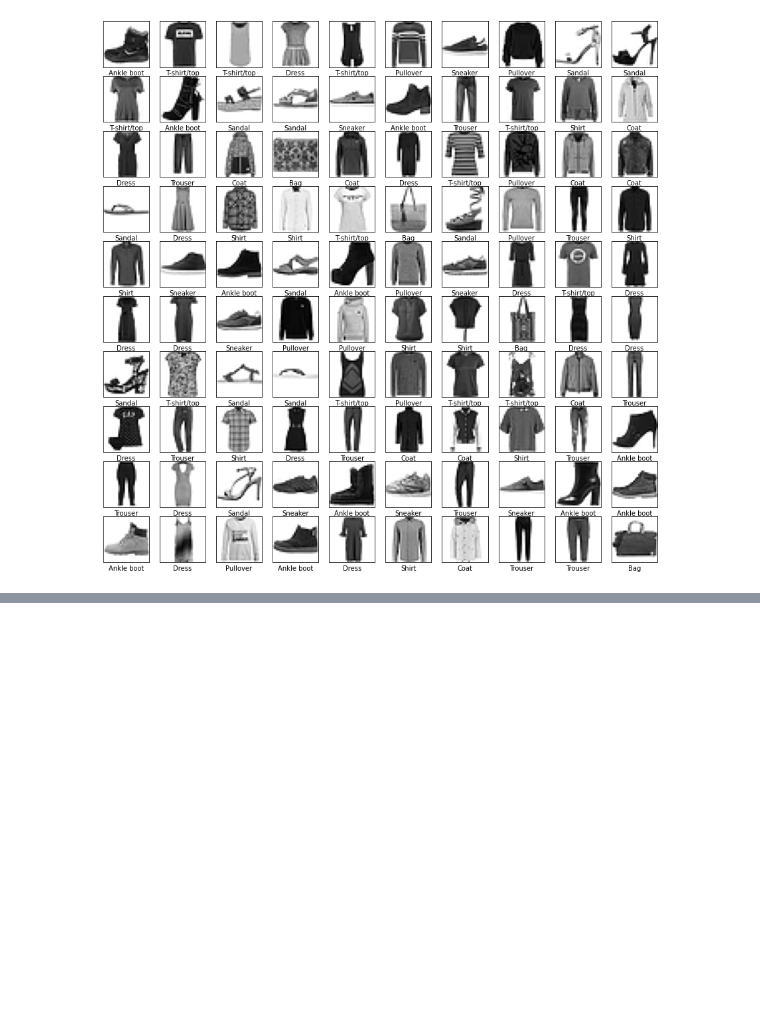
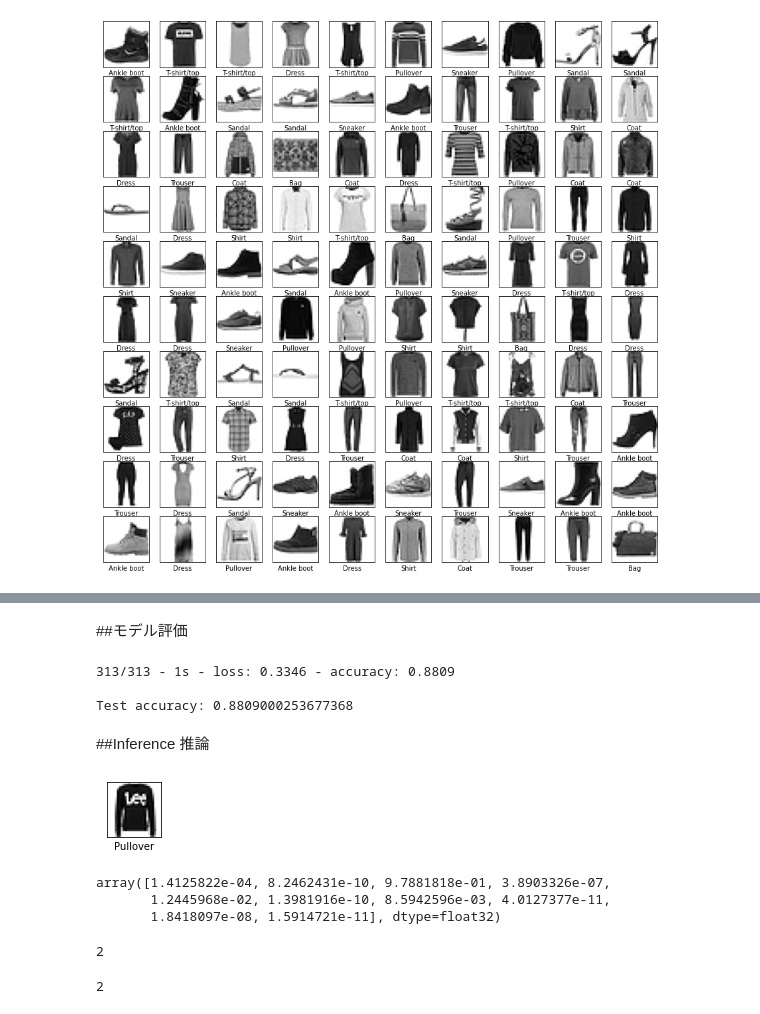
Before and after one commit to hiro-isono/Colaboratory, a Jupyter notebook: 20210728work1.ipynb, the cells around one changed output, grey strips where cells are left out. Saved outputs shown, nothing was run; the diff lists cells and outputs as text; code cells hidden in the pictures; blank space fills up the shorter version.

```diff
--- a/20210728work1.ipynb
+++ b/20210728work1.ipynb
@@ -50,0 +87,25 @@ pwd
+# %% [markdown]
+##モデル評価
+# %%
+test_loss, test_acc = model.evaluate(test_images,  test_labels, verbose=2)
+
+print('\nTest accuracy:', test_acc)
+# %% [output]
+313/313 - 1s - loss: 0.3346 - accuracy: 0.8809
+
+Test accuracy: 0.8809000253677368
+# %% [markdown]
+##Inference 推論
+# %%
+number_of_test_images = 1
+inference_input_img = test_images[number_of_test_images]
+
+plt.figure(figsize=(1,1))
+plt.xticks([])
+plt.yticks([])
+plt.grid(False)
+plt.imshow(test_images[number_of_test_images], cmap=plt.cm.binary)
+plt.xlabel(class_names[test_labels[number_of_test_images]])
+plt.show()
+# %% [output]
+[figure, added]
@@ -50,0 +116,14 @@ pwd
+# %%
+predictions[0]
+# %% [output]
+array([1.4125822e-04, 8.2462431e-10, 9.7881818e-01, 3.8903326e-07,
+       1.2445968e-02, 1.3981916e-10, 8.5942596e-03, 4.0127377e-11,
+       1.8418097e-08, 1.5914721e-11], dtype=float32)
+# %%
+np.argmax(predictions[0])
+# %% [output]
+2
+# %%
+test_labels[number_of_test_images]
+# %% [output]
+2
```
Also changed, not shown: parts of 7 cells of this notebook.
